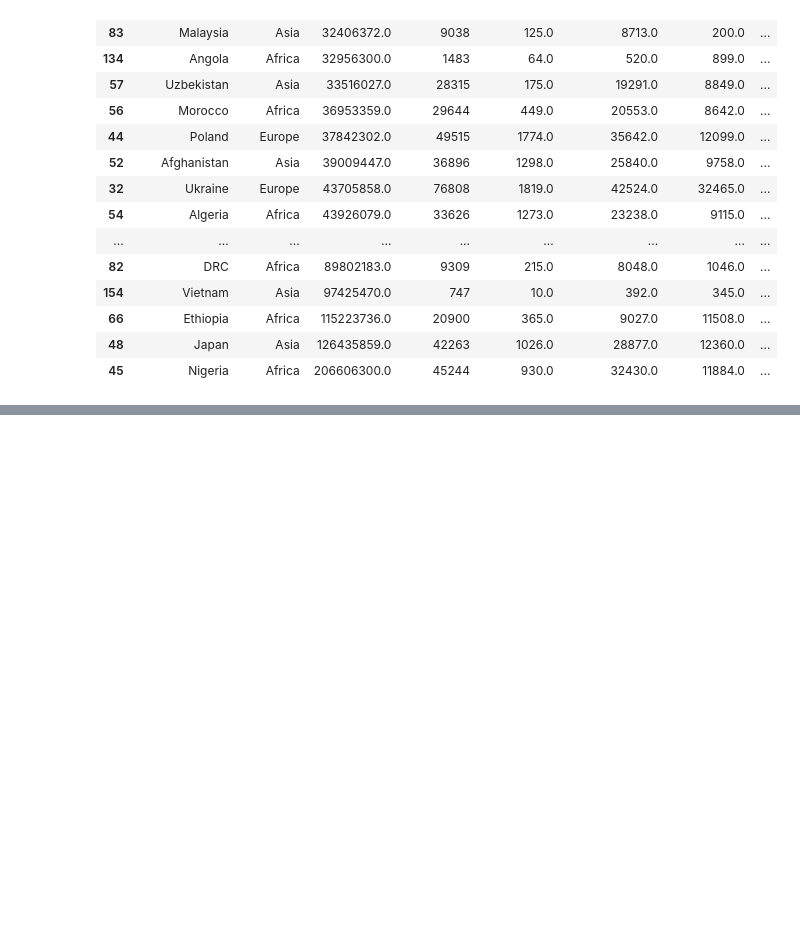
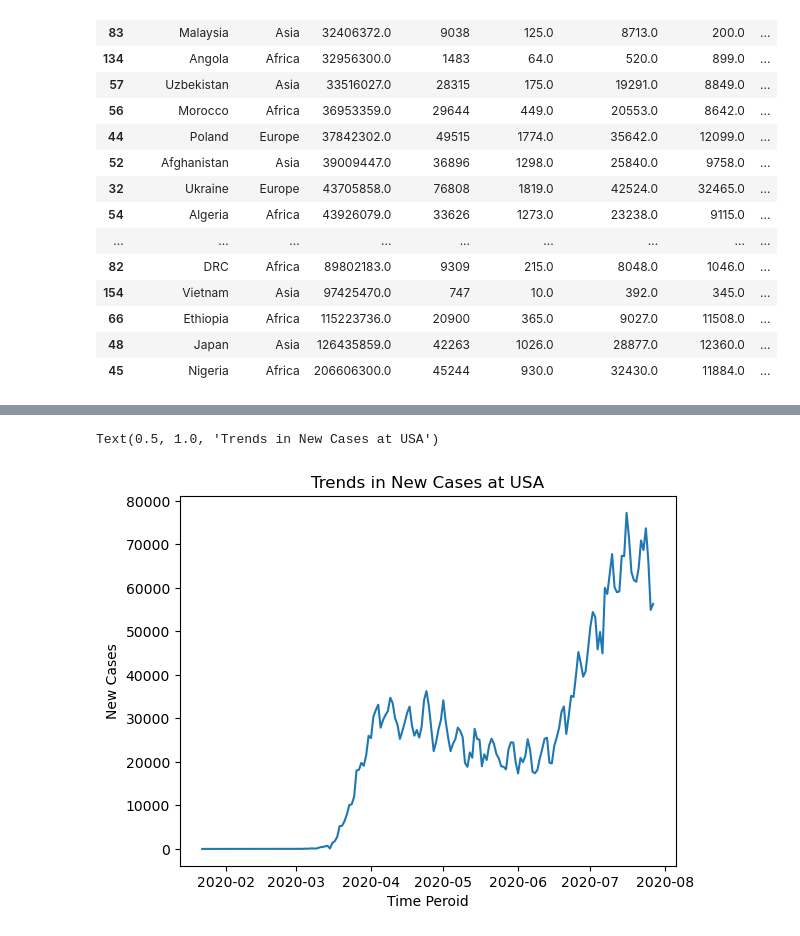
Before and after one commit to mynkchn/Drive-Into-Analysis, a Jupyter notebook: Covid Data Analysis/covid_data_analysis.ipynb, the cells around one changed output, grey strips where cells are left out. Saved outputs shown, nothing was run; the diff lists cells and outputs as text; code cells hidden in the pictures; blank space fills up the shorter version.

```diff
--- a/Covid Data Analysis/covid_data_analysis.ipynb
+++ b/Covid Data Analysis/covid_data_analysis.ipynb
@@ -258,0 +417,3 @@ sorted_avg
+# %%
+# Usa Data Analysis
+usa_data=covid_grouped[covid_grouped['iso_alpha']=='USA']
@@ -258,0 +436,10 @@ sorted_avg
+# %%
+# Rise in Confirmed Cases
+plt.plot(usa_data['Date'],usa_data['New cases'])
+plt.xlabel('Time Peroid')
+plt.ylabel('New Cases')
+plt.title('Trends in New Cases at USA')
+#  This shows there was a zig zag increase in number of cases with time at begining there was zero number of cases but suddenly after March the peak begins then again on july there was downfall in number of cases but after that usa reports highest case a day among all the countries in the world
+# %% [output]
+Text(0.5, 1.0, 'Trends in New Cases at USA')
+[figure, added]
```
Also changed, not shown: parts of 29 cells of this notebook.
